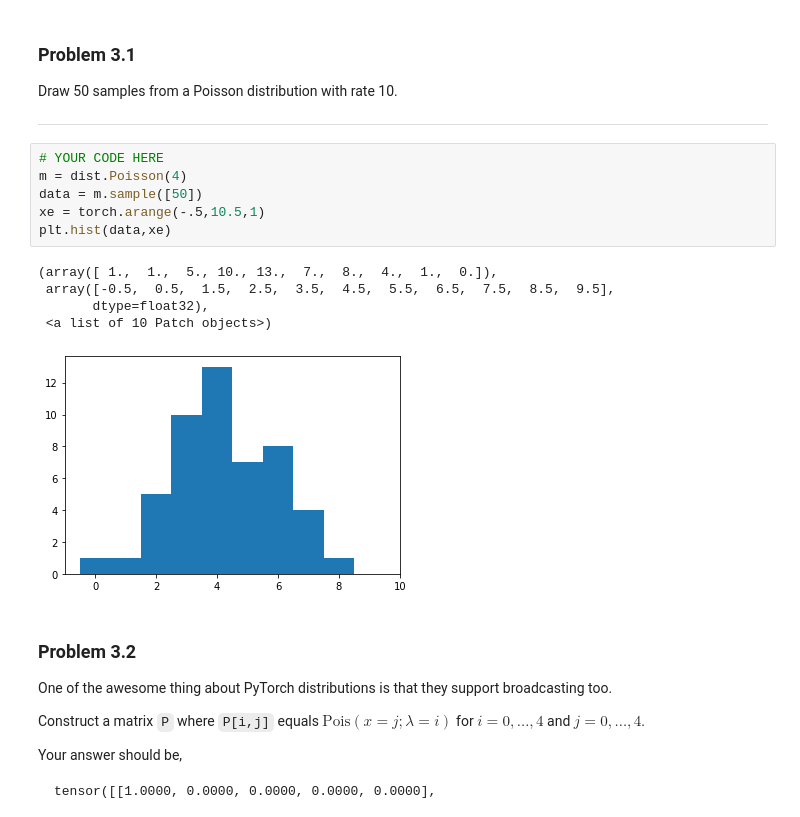
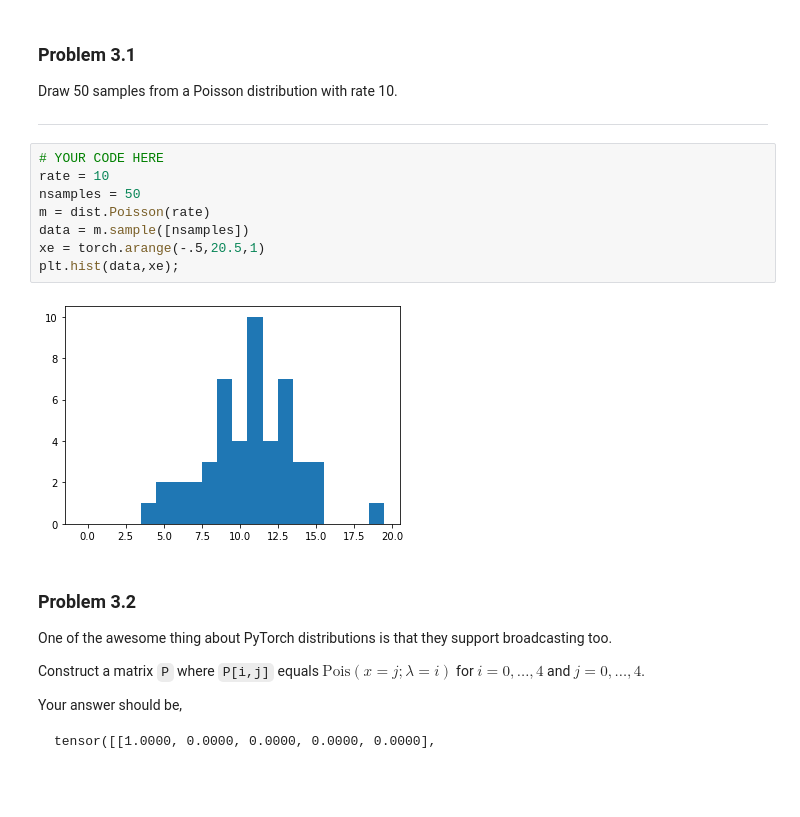
Before and after one commit to panichem/stats320, a Jupyter notebook: 00_pytorch_primer.ipynb, the cells around one changed output. Cells and saved outputs as stored; diff of their text form; blank space fills up the shorter version.

```diff
--- a/00_pytorch_primer.ipynb
+++ b/00_pytorch_primer.ipynb
@@ -341,16 +337,14 @@ Draw 50 samples from a Poisson distribution with rate 10.
 ---
 # %%
 # YOUR CODE HERE
-m = dist.Poisson(4)
-data = m.sample([50])
-xe = torch.arange(-.5,10.5,1)
-plt.hist(data,xe)
+rate = 10
+nsamples = 50
+m = dist.Poisson(rate)
+data = m.sample([nsamples])
+xe = torch.arange(-.5,20.5,1)
+plt.hist(data,xe);
 # %% [output]
-(array([ 1.,  1.,  5., 10., 13.,  7.,  8.,  4.,  1.,  0.]),
- array([-0.5,  0.5,  1.5,  2.5,  3.5,  4.5,  5.5,  6.5,  7.5,  8.5,  9.5],
-       dtype=float32),
- <a list of 10 Patch objects>)
-[figure, old version]
+[figure, new version]
 # %% [markdown]
 ### Problem 3.2
 
```
Also changed, not shown: parts of 4 cells of this notebook.
